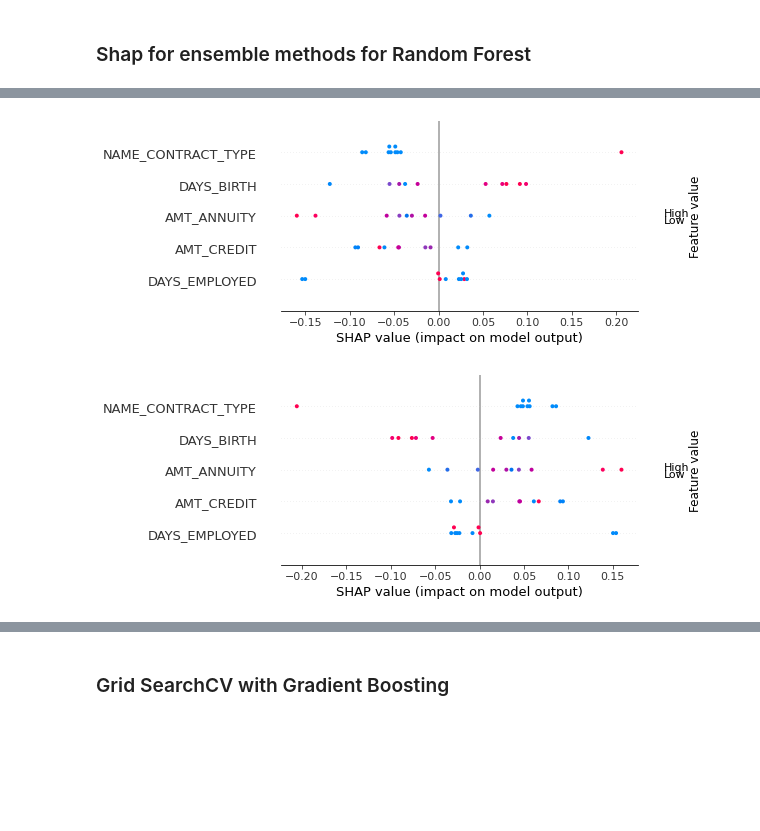
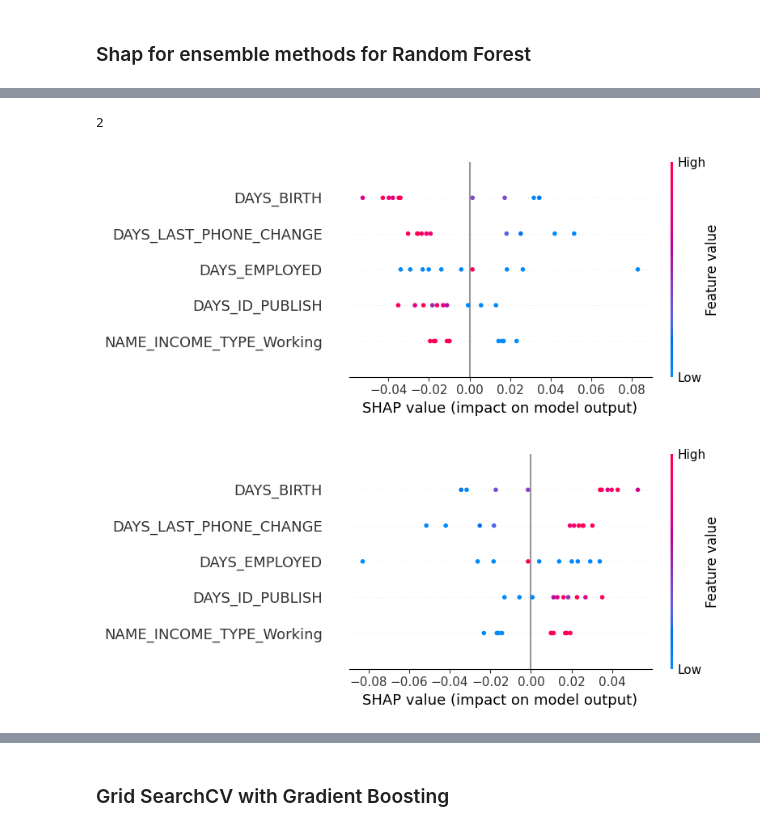
Before and after one commit to santra11/Credit-Scoring, a Jupyter notebook: scoringcredit.ipynb, the cells around one changed output, grey strips where cells are left out. Drawn from its saved outputs; the diff is of its cells as text; code cells hidden in the pictures; blank space fills up the shorter version.

```diff
--- a/scoringcredit.ipynb
+++ b/scoringcredit.ipynb
@@ -748,3 +826,0 @@ df
-# %%
-DTree = DecisionTreeClassifier()
-DTree.fit(X_train, y_train)
@@ -788,3 +826,0 @@ grid.best_score_
-# %%
-dt = DecisionTreeClassifier(random_state=0, **grid.best_params_)
-dt.fit(X_train, y_train)
@@ -855,0 +888,3 @@ print(f1score)
+# %%
+x_test= pd.DataFrame(X_test, columns=X.columns)
+x_test.head(1)
@@ -856,12 +895,15 @@ print(f1score)
 # %%
 explainer = shap.TreeExplainer(rf)
-sv = explainer.shap_values(X_test.head(10))
+sv = explainer.shap_values(x_test.head(10))
+len(sv)
+# %% [output]
+2
 # %%
-summary_plot(sv[0], X_test.head(10), max_display=5)
+summary_plot(sv[0], x_test.head(10), max_display=5)
 # %% [output]
-[figure, old version]
+[figure, new version]
 # %%
-summary_plot(sv[1], X_test.head(10), max_display=5)
+summary_plot(sv[1], x_test.head(10), max_display=5)
 # %% [output]
-[figure, old version]
+[figure, new version]
 # %%
```
Also changed, not shown: parts of 145 cells of this notebook.
